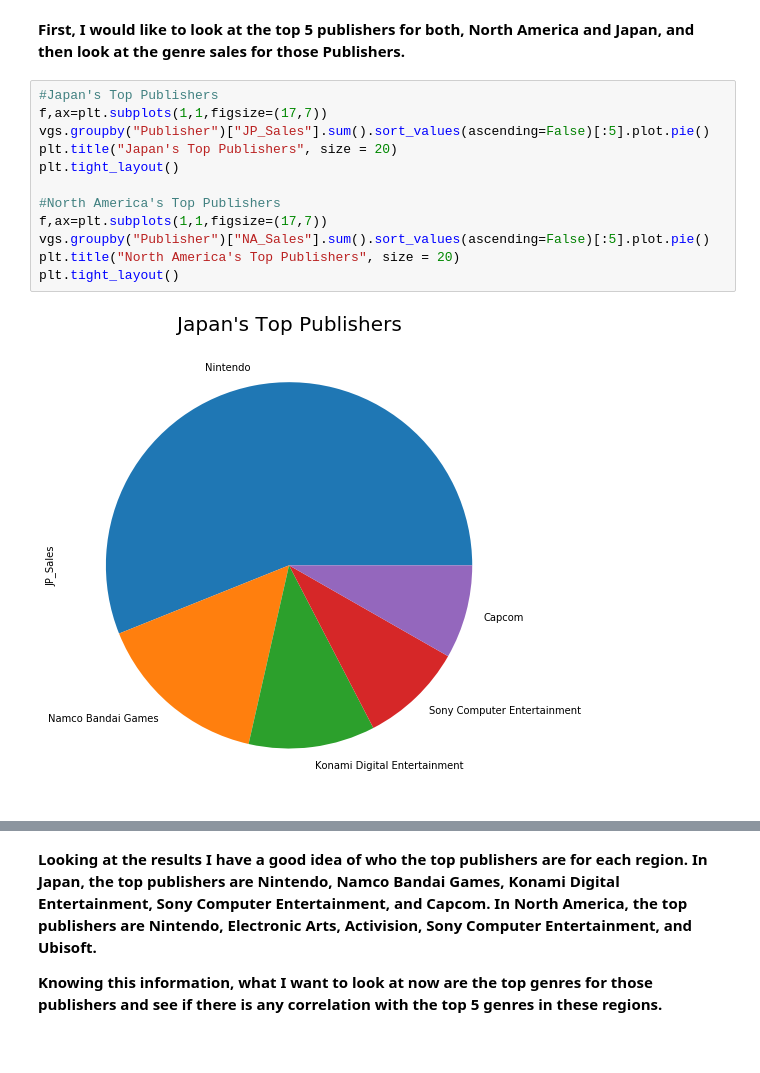
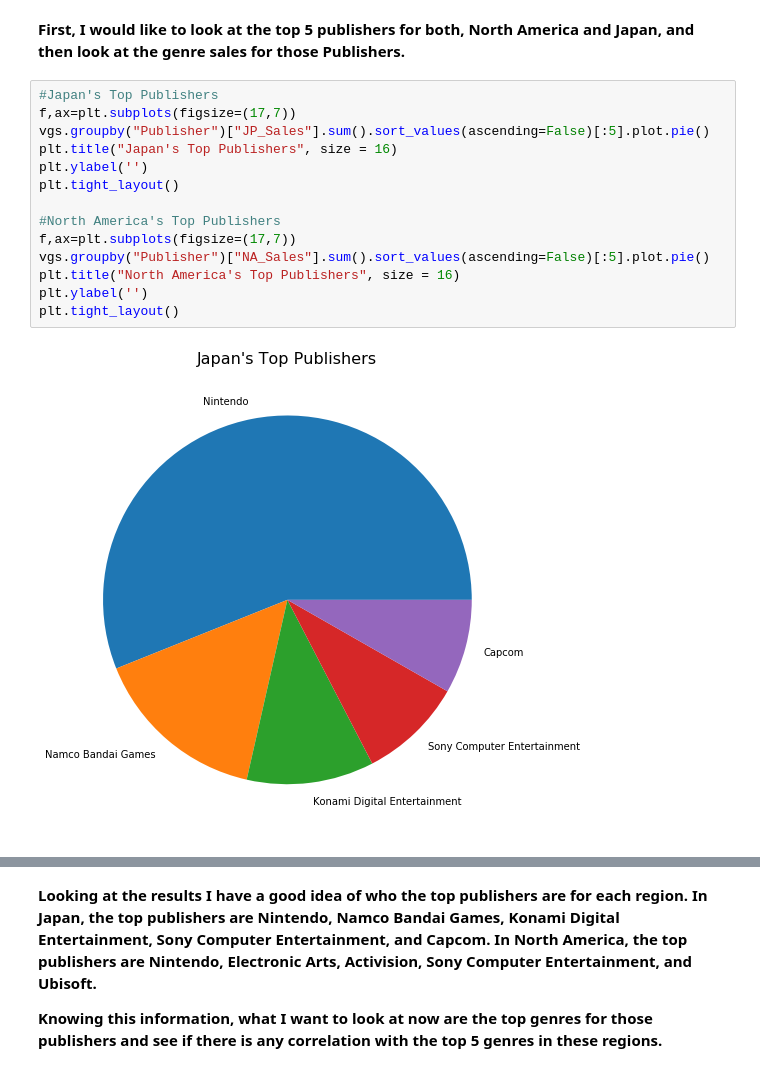
Before and after one commit to GenTaylor/VideoGameSales, a Jupyter notebook: Capstone Report Video Game Sales..ipynb, the cells around one changed output, grey strips where cells are left out. Cells and saved outputs as stored; diff of their text form.

```diff
--- a/Capstone Report Video Game Sales..ipynb
+++ b/Capstone Report Video Game Sales..ipynb
@@ -282,15 +262,17 @@ plt.show();
 <b>First, I would like to look at the top 5 publishers for both, North America and Japan, and then look at the genre sales for those Publishers. </b>
 # %%
 #Japan's Top Publishers
-f,ax=plt.subplots(1,1,figsize=(17,7))
+f,ax=plt.subplots(figsize=(17,7))
 vgs.groupby("Publisher")["JP_Sales"].sum().sort_values(ascending=False)[:5].plot.pie()
-plt.title("Japan's Top Publishers", size = 20)
+plt.title("Japan's Top Publishers", size = 16)
+plt.ylabel('')
 plt.tight_layout()
 
 #North America's Top Publishers
-f,ax=plt.subplots(1,1,figsize=(17,7))
+f,ax=plt.subplots(figsize=(17,7))
 vgs.groupby("Publisher")["NA_Sales"].sum().sort_values(ascending=False)[:5].plot.pie()
-plt.title("North America's Top Publishers", size = 20)
+plt.title("North America's Top Publishers", size = 16)
+plt.ylabel('')
 plt.tight_layout()
 # %% [output]
-[figure, old version]
+[figure, new version]
```
Also changed, not shown: parts of 7 cells of this notebook.
